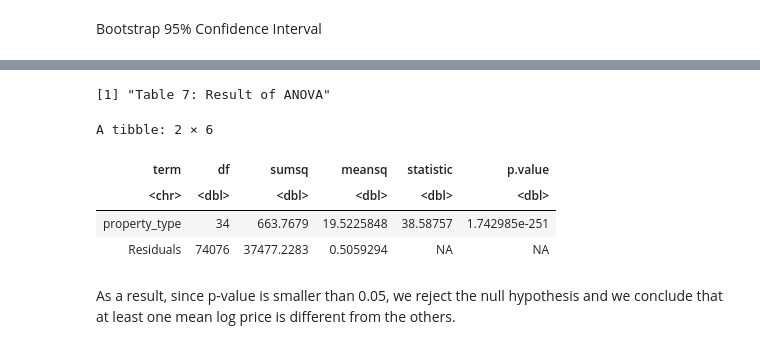
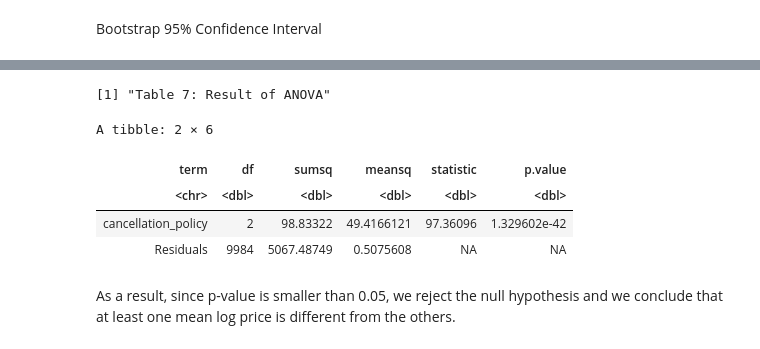
Before and after one commit to takumihoriba/stat201-project, a Jupyter notebook: proposal_final.ipynb, the cells around one changed output, grey strips where cells are left out. Saved outputs shown, nothing was run; the diff lists cells and outputs as text; code cells hidden in the pictures.

Commit message:
anova revised

```diff
--- a/proposal_final.ipynb
+++ b/proposal_final.ipynb
@@ -57,6 +57,6 @@ library(grid)
 # %%
 # read data
 set.seed(320)
-Airbnb <- read.csv("https://raw.githubusercontent.com/takumihoriba/stat201-project/stat201/data/train.csv")
+Airbnb_whole <- read.csv("https://raw.githubusercontent.com/takumihoriba/stat201-project/stat201/data/train.csv")
 # %%
 print("Table 1: Raw data set")
@@ -76,12 +74,18 @@ A data.frame: 6 × 29
 #Clean and wrangle the dataset into a tidy format
 set.seed(320)
 #choose needed column, and get a sample from the data set (n=10000)
-#(Because the original data set was too large, the Jupyter could not run the code well for Bootstrapping
-Airbnb_tidy <- Airbnb |> select(log_price, property_type) |> filter(property_type %in% c("House", "Apartment")) |>
-               rep_sample_n(size = 10000,reps=1,replace=FALSE) |>
-               ungroup() |>
-               select(-replicate)
+#Because the original data set was too large, the Jupyter could not run the code well for Bootstrapping
+# Hence we take a subset of data and use it as a sample throughout our analysis.
 
+
+Airbnb <- Airbnb_whole |>
+        rep_sample_n(size = 10000,reps=1,replace=FALSE) |>
+        ungroup() |>
+        select(-replicate)
+
+Airbnb_tidy <- Airbnb |>
+        select(log_price, property_type) |>
+        filter(property_type %in% c("House", "Apartment"))
 
 print("Table 2: Tidy form dataset")
 head(Airbnb_tidy)
@@ -221,0 +244,6 @@ bp
+# %%
+set.seed(320)
+Airbnb_anova <- Airbnb |> select(log_price, cancellation_policy)
+# %%
+Airbnb_fil <- Airbnb_anova |>
+filter(cancellation_policy %in% c("flexible", "moderate", "strict"))
@@ -222,17 +261,17 @@ bp
 # %%
 # ANOVA
 anova_results <-
-    aov(log_price ~ property_type, data = Airbnb) %>%
+    aov(log_price ~ cancellation_policy, data = Airbnb_fil) %>%
     tidy()
 print("Table 7: Result of ANOVA")
 anova_results
 # %% [output]
 [1] "Table 7: Result of ANOVA"
 A tibble: 2 × 6
 | term | df | sumsq | meansq | statistic | p.value |
 | <chr> | <dbl> | <dbl> | <dbl> | <dbl> | <dbl> |
-| property_type | 34 | 663.7679 | 19.5225848 | 38.58757 | 1.742985e-251 |
-| Residuals | 74076 | 37477.2283 | 0.5059294 | NA | NA |
+| cancellation_policy | 2 | 98.83322 | 49.4166121 | 97.36096 | 1.329602e-42 |
+| Residuals | 9984 | 5067.48749 | 0.5075608 | NA | NA |
 # %% [markdown]
 As a result, since p-value is smaller than 0.05, we reject the null hypothesis and we conclude that at least one mean log price is different from the others.
 # %% [markdown]
```
Also changed, not shown: parts of 14 cells of this notebook.
